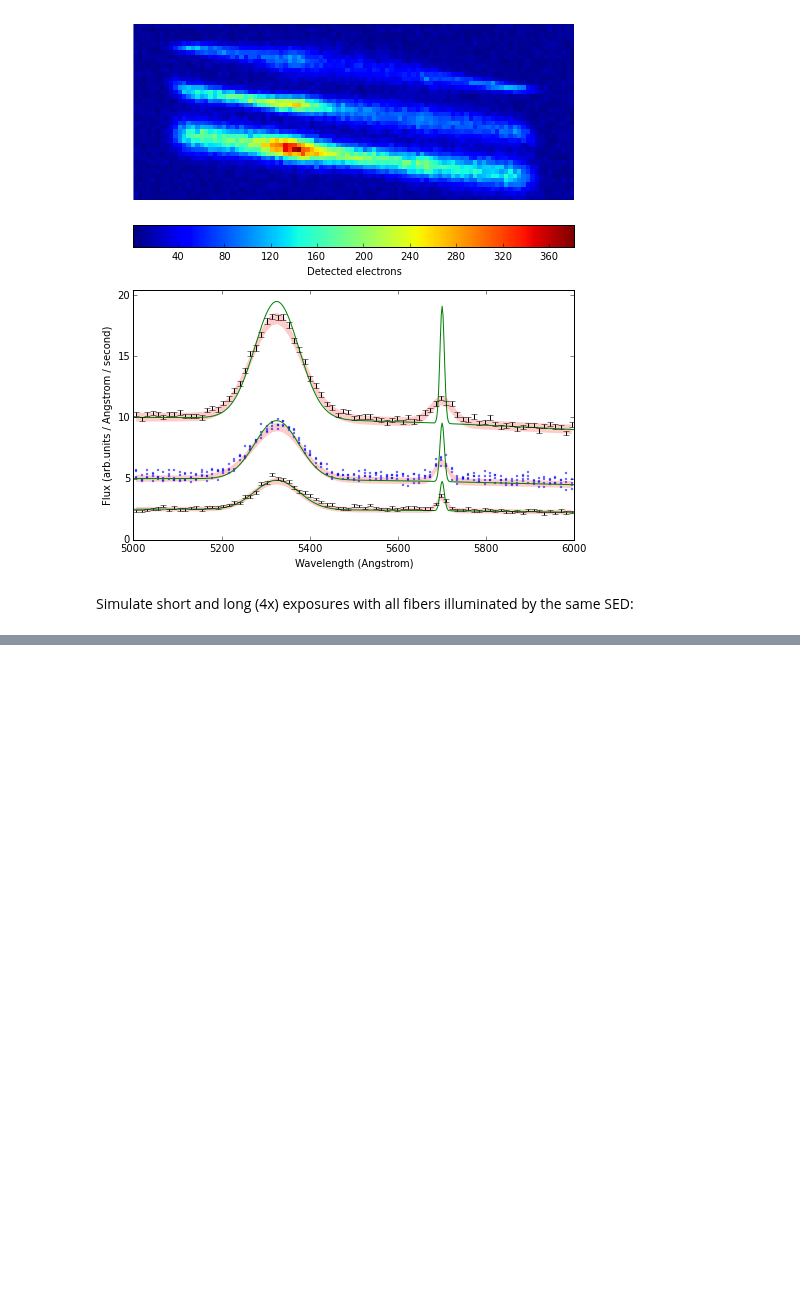
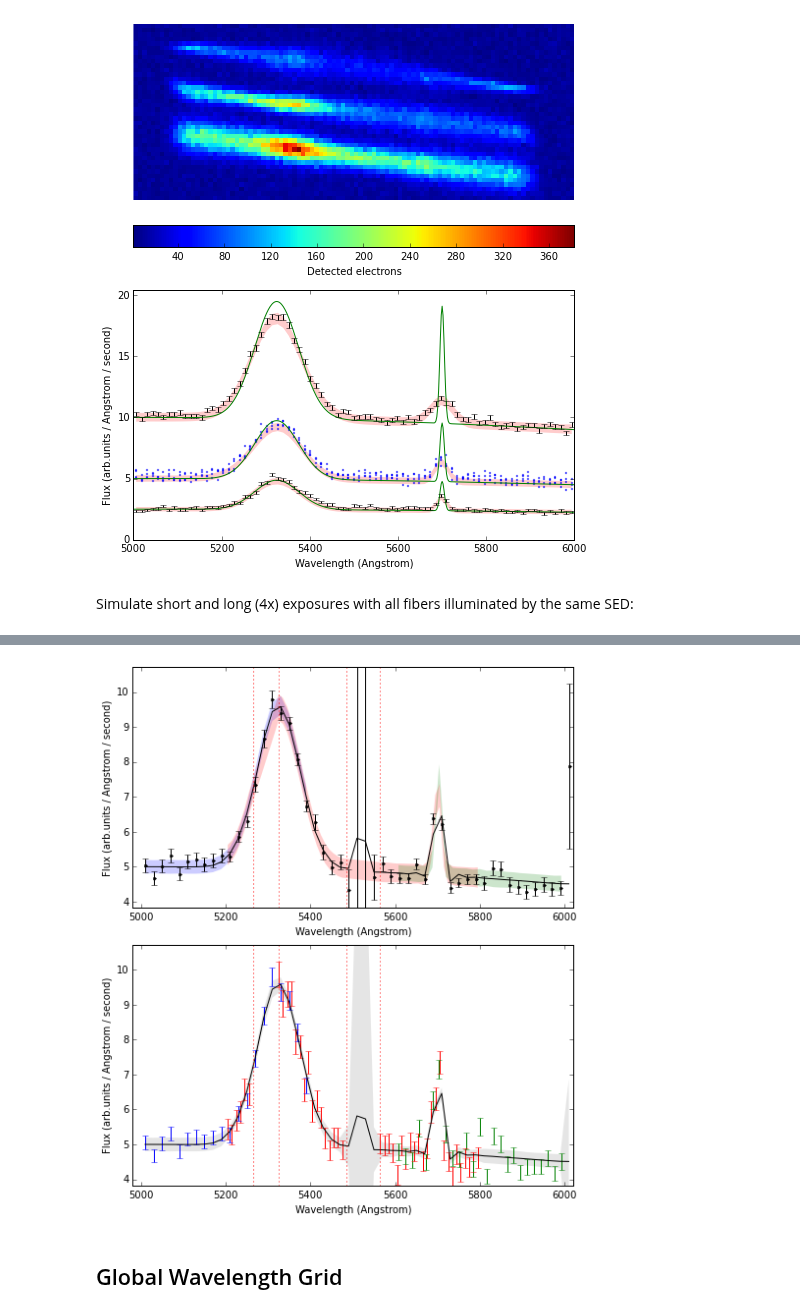
Before and after one commit to desihub/desispec, a Jupyter notebook: doc/nb/SpectroPerfectCoadds.ipynb, the cells around one changed output, grey strips where cells are left out. Cells and saved outputs as stored; diff of their text form; code cells hidden in the pictures; blank space fills up the shorter version.

```diff
--- a/doc/nb/SpectroPerfectCoadds.ipynb
+++ b/doc/nb/SpectroPerfectCoadds.ipynb
@@ -474,0 +598,17 @@ long_exposure = detector.simulate(wlen,[sed,sed,sed],exposure_time = 800.);
+# %%
+b_camera = Detector([
+    Fiber(x=(0.1,0.9),y=(0.15,0.05),sigma=0.015,ellipticity=0.75,angle=(-90.,90.)),
+],ccd_width=50,ccd_height=10,min_wlen=5000.,max_wlen=5400.,num_wlen_bins=20)
+r_camera = Detector([
+    Fiber(x=(0.1,0.9),y=(0.15,0.05),sigma=0.010,ellipticity=0.50,angle=(-45.,135.)),
+],ccd_width=50,ccd_height=10,min_wlen=5200.,max_wlen=5800.,num_wlen_bins=60)
+z_camera = Detector([
+    Fiber(x=(0.1,0.9),y=(0.15,0.05),sigma=0.015,ellipticity=0.25,angle=(0.,180.)),
+],ccd_width=50,ccd_height=10,min_wlen=5600.,max_wlen=6000.,num_wlen_bins=25)
+# %%
+b_exposure = b_camera.simulate(wlen,[sed],exposure_time=200.)
+r_exposure = r_camera.simulate(wlen,[sed],exposure_time=200.)
+z_exposure = z_camera.simulate(wlen,[sed],exposure_time=200.)
+b_exposure['image'] = b_camera.add_noise(b_exposure['image'],1,seed=1)[0]
+r_exposure['image'] = r_camera.add_noise(r_exposure['image'],1,seed=2)[0]
+z_exposure['image'] = z_camera.add_noise(z_exposure['image'],1,seed=3)[0]
@@ -474,0 +667,6 @@ long_exposure = detector.simulate(wlen,[sed,sed,sed],exposure_time = 800.);
+# %%
+global_coadd_test(save='../tex/fig/global.pdf')
+# %% [output]
+[figure, added]
+# %% [markdown]
+## Global Wavelength Grid
```
Also changed, not shown: parts of 16 cells of this notebook, 10 other files.
